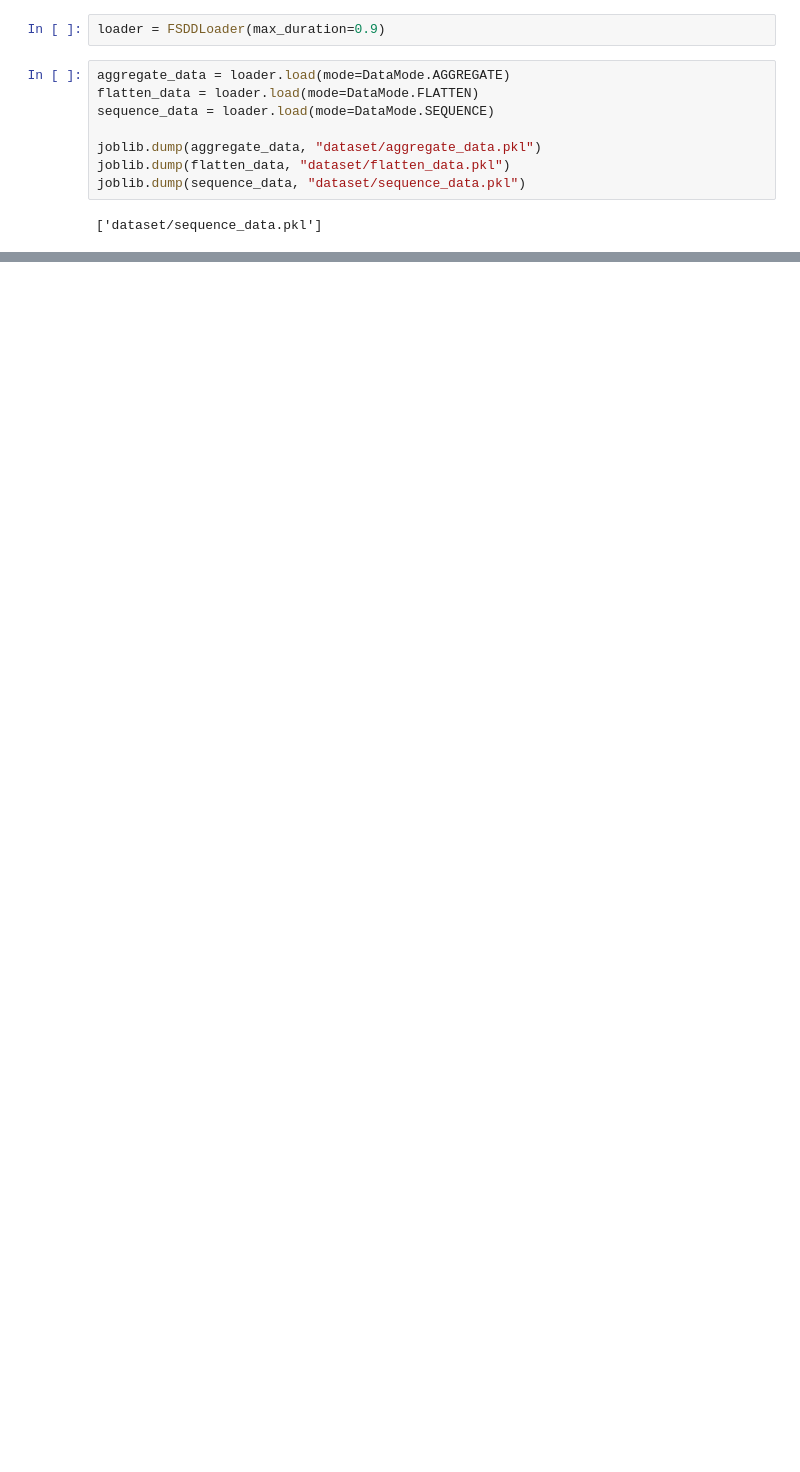
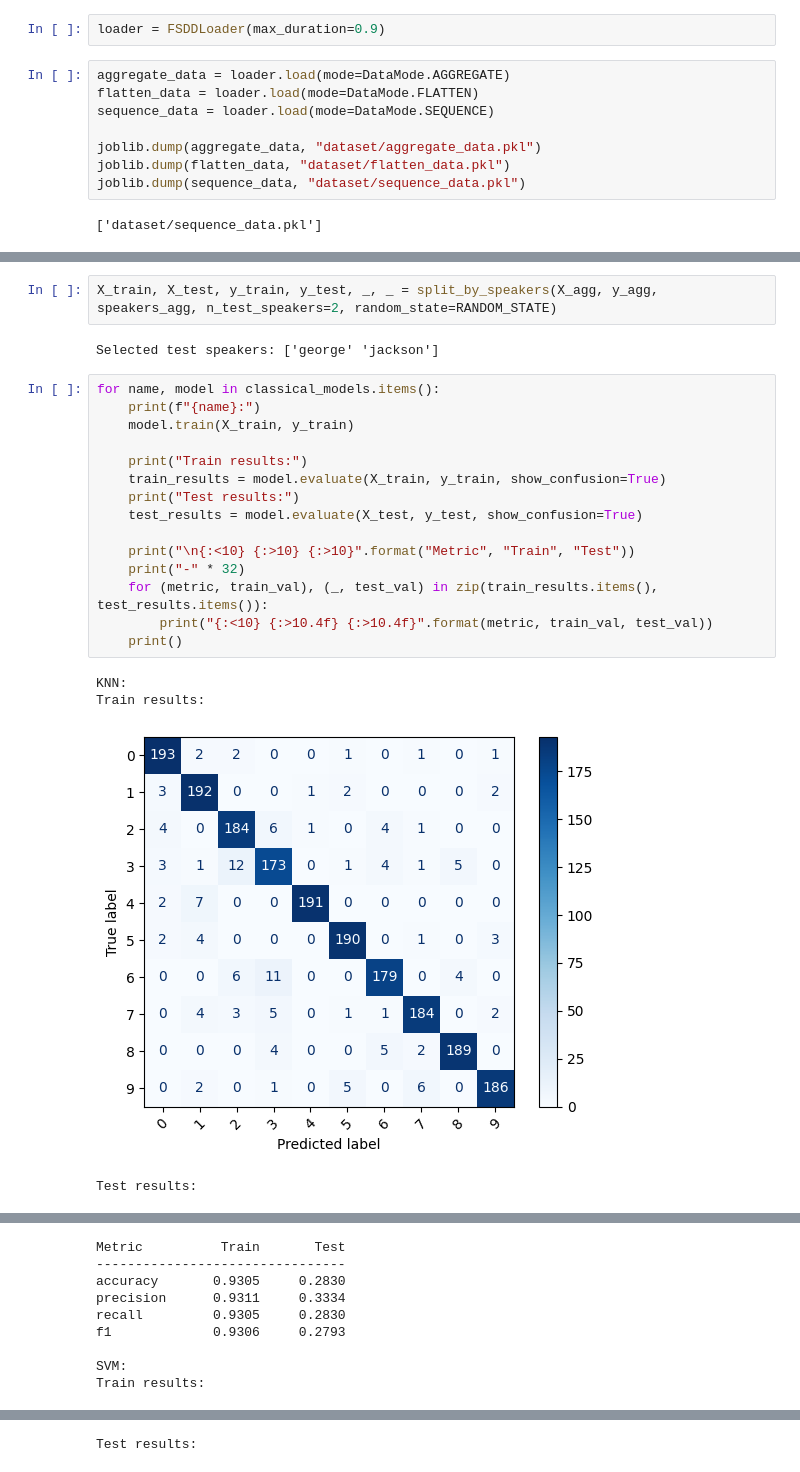
Before and after one commit to AdiPassover/Machine-Learning-Final-Assignment, a Jupyter notebook: project.ipynb, the cells around one changed output, grey strips where cells are left out. Cells and saved outputs as stored; diff of their text form; blank space fills up the shorter version.

```diff
--- a/project.ipynb
+++ b/project.ipynb
@@ -15,0 +82,24 @@ joblib.dump(sequence_data, "dataset/sequence_data.pkl")
+# %%
+X_train, X_test, y_train, y_test, _, _ = split_by_speakers(X_agg, y_agg, speakers_agg, n_test_speakers=2, random_state=RANDOM_STATE)
+# %% [output]
+Selected test speakers: ['george' 'jackson']
+# %%
+for name, model in classical_models.items():
+    print(f"{name}:")
+    model.train(X_train, y_train)
+
+    print("Train results:")
+    train_results = model.evaluate(X_train, y_train, show_confusion=True)
+    print("Test results:")
+    test_results = model.evaluate(X_test, y_test, show_confusion=True)
+
+    print("\n{:<10} {:>10} {:>10}".format("Metric", "Train", "Test"))
+    print("-" * 32)
+    for (metric, train_val), (_, test_val) in zip(train_results.items(), test_results.items()):
+        print("{:<10} {:>10.4f} {:>10.4f}".format(metric, train_val, test_val))
+    print()
+# %% [output]
+KNN:
+Train results:
+[figure, added]
+Test results:
@@ -15,0 +107,9 @@ joblib.dump(sequence_data, "dataset/sequence_data.pkl")
+Metric          Train       Test
+--------------------------------
+accuracy       0.9305     0.2830
+precision      0.9311     0.3334
+recall         0.9305     0.2830
+f1             0.9306     0.2793
+
+SVM:
+Train results:
@@ -15,0 +117 @@ joblib.dump(sequence_data, "dataset/sequence_data.pkl")
+Test results:
```
Also changed, not shown: parts of 13 cells of this notebook, 7 other files.
